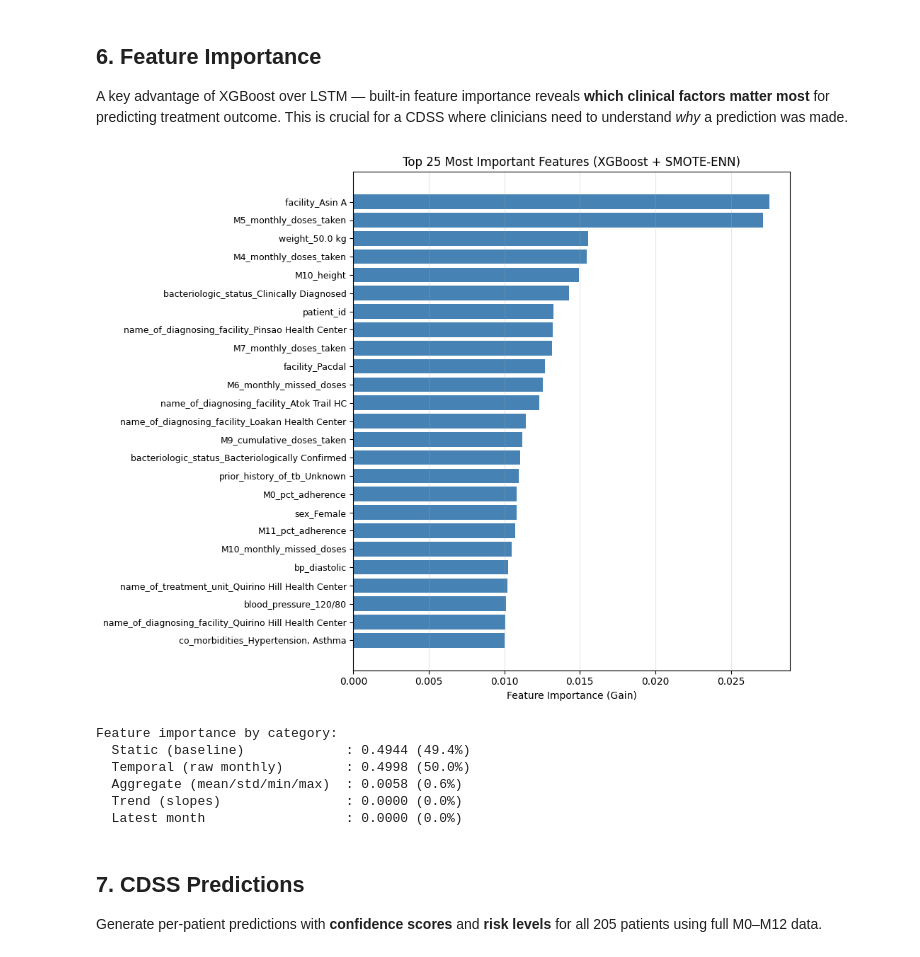
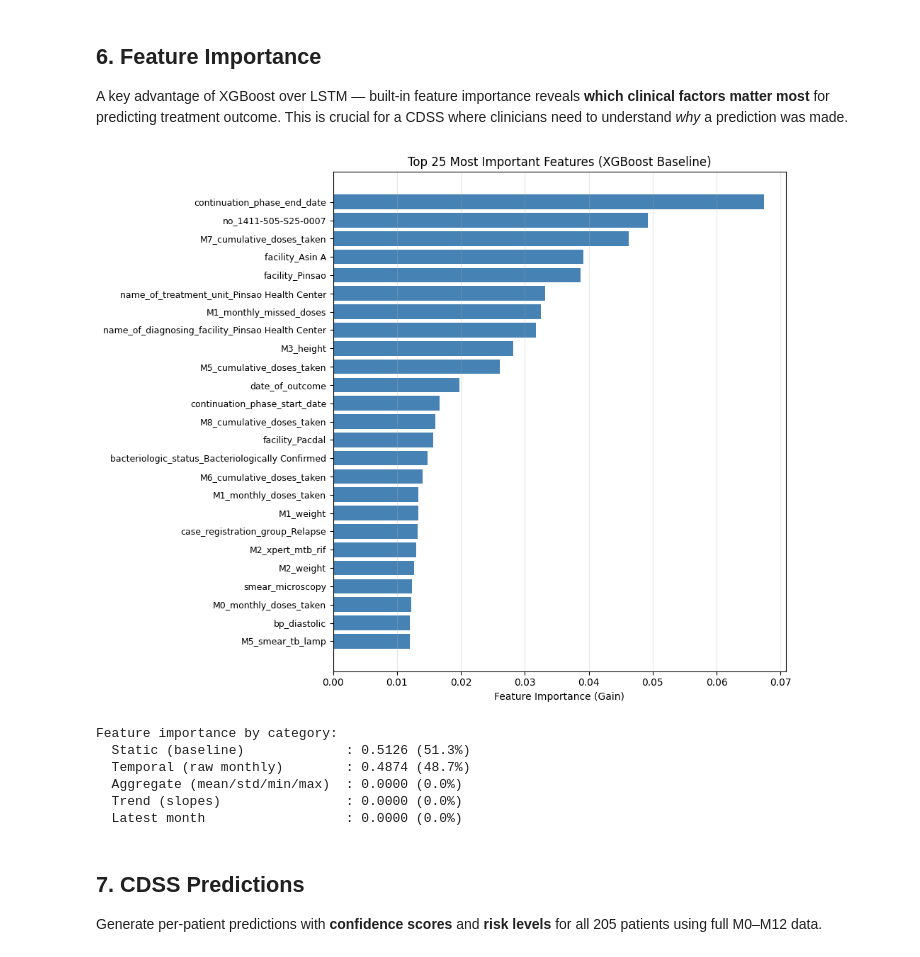
Before and after one commit to VladTemp27/TB-DOTS-CAR-CDSS, a Jupyter notebook: models/Temporal/v2/xgboost_model_temporal.ipynb, the cells around one changed output. Cells and saved outputs as stored; diff of their text form; code cells hidden in the pictures.

```diff
--- a/models/Temporal/v2/xgboost_model_temporal.ipynb
+++ b/models/Temporal/v2/xgboost_model_temporal.ipynb
@@ -316,8 +288,10 @@ Both variants use **progressive temporal data**: for each patient, we create tra
 - `n_estimators=300` with early stopping
 # %%
 import sys
-sys.path.append(str(BASE_DIR / "dataset" / "temporal"))
+import importlib
+sys.path.insert(0, str(BASE_DIR / "models" / "Temporal"))
 import model_utils as mu
+mu = importlib.reload(mu)
 
 scaled = mu.scale_full_arrays(X_static, X_temporal, train_idx)
 X_static = scaled["X_static_scaled"]
@@ -589,11 +725,12 @@ def predict_at_month_xgb(model, X_temporal_subset, X_static_subset,
     return probs
 
 
+
 def find_optimal_threshold_xgb(model, X_temporal, X_static, y, val_idx,
                                 temporal_names, static_names, n_features_full):
     """
     Find the optimal classification threshold on the validation set.
-    Maximizes a combination of F1 and specificity.
+    Uses validation accuracy as the selection criterion.
     """
     probs = predict_at_month_xgb(
         model, X_temporal[val_idx], X_static[val_idx],
@@ -604,17 +741,15 @@ def find_optimal_threshold_xgb(model, X_temporal, X_static, y, val_idx,
     )
     labels = y[val_idx]
 
-    best_score = 0
+    best_score = 0.0
     best_thresh = 0.5
     thresholds = np.arange(0.1, 0.9, 0.01)
 
     for t in thresholds:
         preds = (probs >= t).astype(int)
-        f1 = f1_score(labels, preds, zero_division=0)
-        spec = recall_score(labels, preds, pos_label=0, zero_division=0)
-        combined = f1 * 0.6 + spec * 0.4
-        if combined > best_score:
-            best_score = combined
+        acc = accuracy_score(labels, preds)
+        if acc > best_score:
+            best_score = acc
             best_thresh = t
 
     return best_thresh
@@ -819,14 +954,14 @@ plt.show()
 
 A key advantage of XGBoost over LSTM — built-in feature importance reveals **which clinical factors matter most** for predicting treatment outcome. This is crucial for a CDSS where clinicians need to understand *why* a prediction was made.
 # %%
-# Use the SMOTE-ENN model as the primary XGBoost for feature importance
-xgb_model = xgb_smote_model
-optimal_threshold = xgb_smote_thresh
-metrics = xgb_smote_metrics
-probs = xgb_sm_probs
-preds = xgb_sm_preds
-labels = xgb_sm_labels
-cm = xgb_sm_cm
+# Use the baseline XGBoost model as the primary branch
+xgb_model = xgb_baseline_model
+optimal_threshold = xgb_baseline_thresh
+metrics = xgb_baseline_metrics
+probs = xgb_bl_probs
+preds = xgb_bl_preds
+labels = xgb_bl_labels
+cm = xgb_bl_cm
 
 # Get feature importance
 importances = xgb_model.feature_importances_
@@ -847,39 +982,39 @@ top_n = 25
 top_features = importance_df.head(top_n)
 
 fig, ax = plt.subplots(figsize=(10, 8))
 bars = ax.barh(range(top_n), top_features["importance"].values[::-1], color="steelblue")
 ax.set_yticks(range(top_n))
 ax.set_yticklabels(top_features["feature"].values[::-1], fontsize=9)
 ax.set_xlabel("Feature Importance (Gain)")
-ax.set_title(f"Top {top_n} Most Important Features (XGBoost + SMOTE-ENN)")
+ax.set_title(f"Top {top_n} Most Important Features (XGBoost Baseline)")
 ax.grid(True, alpha=0.3, axis="x")
 plt.tight_layout()
 plt.savefig(MODEL_DIR / "xgb_feature_importance.png", dpi=150, bbox_inches="tight")
 plt.show()
 
 # Categorize feature importance
 print("\nFeature importance by category:")
 categories = {
     "Static (baseline)": [f for f in importance_df["feature"] if not any(
         f.startswith(p) for p in ["M", "mean_", "std_", "min_", "max_",
                                    "trend_", "latest_", "months_"])],
     "Temporal (raw monthly)": [f for f in importance_df["feature"] if f[:1] == "M" and "_" in f],
     "Aggregate (mean/std/min/max)": [f for f in importance_df["feature"]
                                        if any(f.startswith(p) for p in ["mean_", "std_", "min_", "max_"])],
     "Trend (slopes)": [f for f in importance_df["feature"] if f.startswith("trend_")],
     "Latest month": [f for f in importance_df["feature"] if f.startswith("latest_")],
 }
 
 for cat_name, cat_features in categories.items():
     cat_importance = importance_df[importance_df["feature"].isin(cat_features)]["importance"].sum()
     print(f"  {cat_name:<30s}: {cat_importance:.4f} "
           f"({cat_importance / importances.sum() * 100:.1f}%)")
 # %% [output]
-[figure, old version]
+[figure, new version]
 Feature importance by category:
-  Static (baseline)             : 0.4944 (49.4%)
-  Temporal (raw monthly)        : 0.4998 (50.0%)
-  Aggregate (mean/std/min/max)  : 0.0058 (0.6%)
+  Static (baseline)             : 0.5126 (51.3%)
+  Temporal (raw monthly)        : 0.4874 (48.7%)
+  Aggregate (mean/std/min/max)  : 0.0000 (0.0%)
   Trend (slopes)                : 0.0000 (0.0%)
   Latest month                  : 0.0000 (0.0%)
 # %% [markdown]
```
Also changed, not shown: parts of 13 cells of this notebook, 40 other files.
